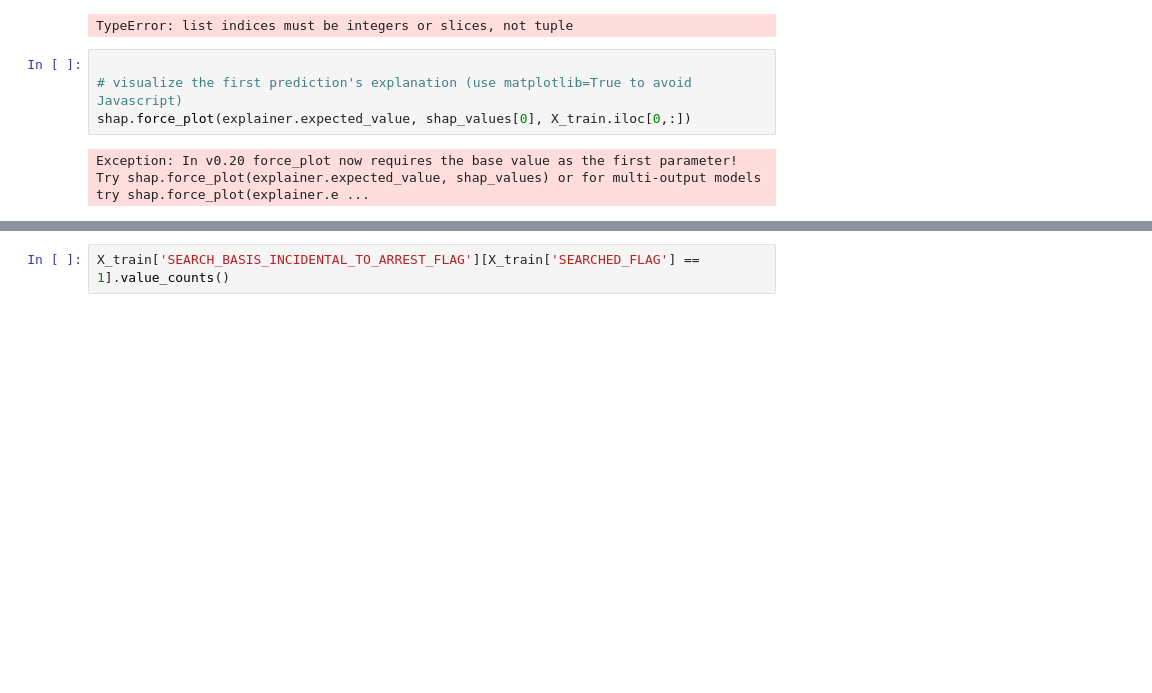
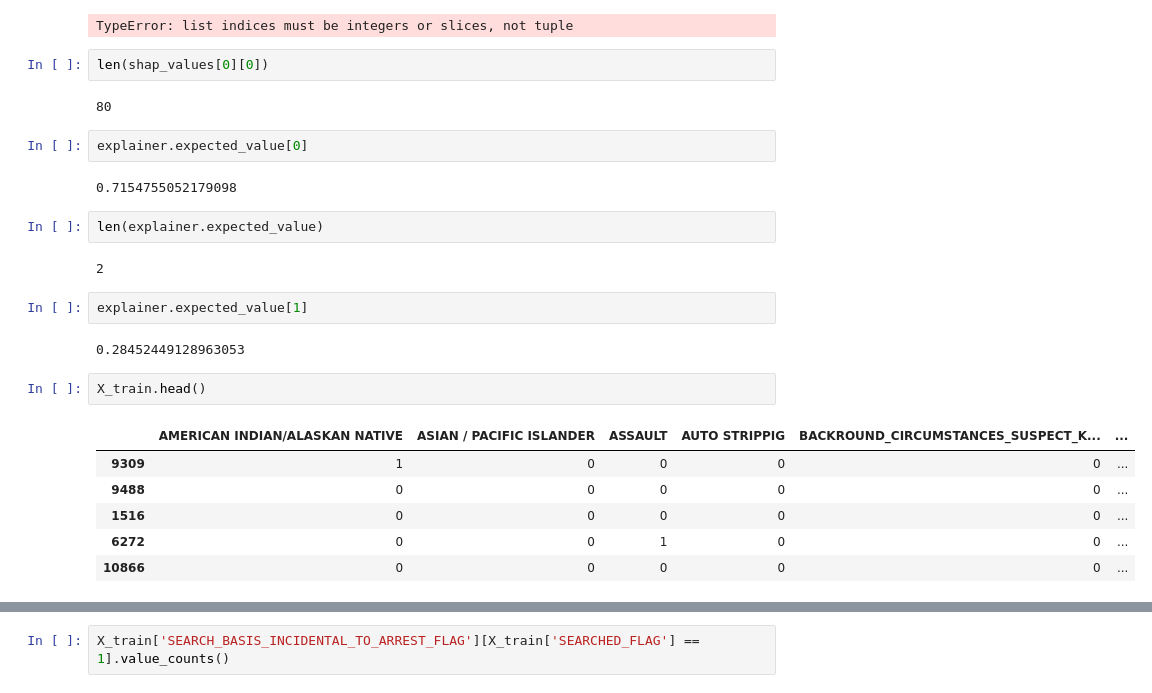
Before and after one commit to phoebewong/NYPD-Algorithm-Fairness, a Jupyter notebook: src/NYPD-Algorithm-Fairness-Stat-Parity.ipynb, the cells around one changed output, grey strips where cells are left out. Saved outputs shown, nothing was run; the diff lists cells and outputs as text; blank space fills up the shorter version.

```diff
--- a/src/NYPD-Algorithm-Fairness-Stat-Parity.ipynb
+++ b/src/NYPD-Algorithm-Fairness-Stat-Parity.ipynb
@@ -448,9 +448,28 @@ $\phi_i = \sum \frac{|S|!(M-|S|-1)}{M!} [f_x(S \cup \{i\}) - f_x(S)]$
 shap_values[0]
 # %% [output]
 TypeError: list indices must be integers or slices, not tuple
-# %%
-
-# visualize the first prediction's explanation (use matplotlib=True to avoid Javascript)
-shap.force_plot(explainer.expected_value, shap_values[0], X_train.iloc[0,:])
-# %% [output]
-Exception: In v0.20 force_plot now requires the base value as the first parameter! Try shap.force_plot(explainer.expected_value, shap_values) or for multi-output models try shap.force_plot(explainer.e ...
+# %%
+len(shap_values[0][0])
+# %% [output]
+80
+# %%
+explainer.expected_value[0]
+# %% [output]
+0.7154755052179098
+# %%
+len(explainer.expected_value)
+# %% [output]
+2
+# %%
+explainer.expected_value[1]
+# %% [output]
+0.28452449128963053
+# %%
+X_train.head()
+# %% [output]
+|  | AMERICAN INDIAN/ALASKAN NATIVE | ASIAN / PACIFIC ISLANDER | ASSAULT | AUTO STRIPPIG | BACKROUND_CIRCUMSTANCES_SUSPECT_K... | ... |
+| 9309 | 1 | 0 | 0 | 0 | 0 | ... |
+| 9488 | 0 | 0 | 0 | 0 | 0 | ... |
+| 1516 | 0 | 0 | 0 | 0 | 0 | ... |
+| 6272 | 0 | 0 | 1 | 0 | 0 | ... |
+| 10866 | 0 | 0 | 0 | 0 | 0 | ... |
```
Also changed, not shown: parts of 14 cells of this notebook.
